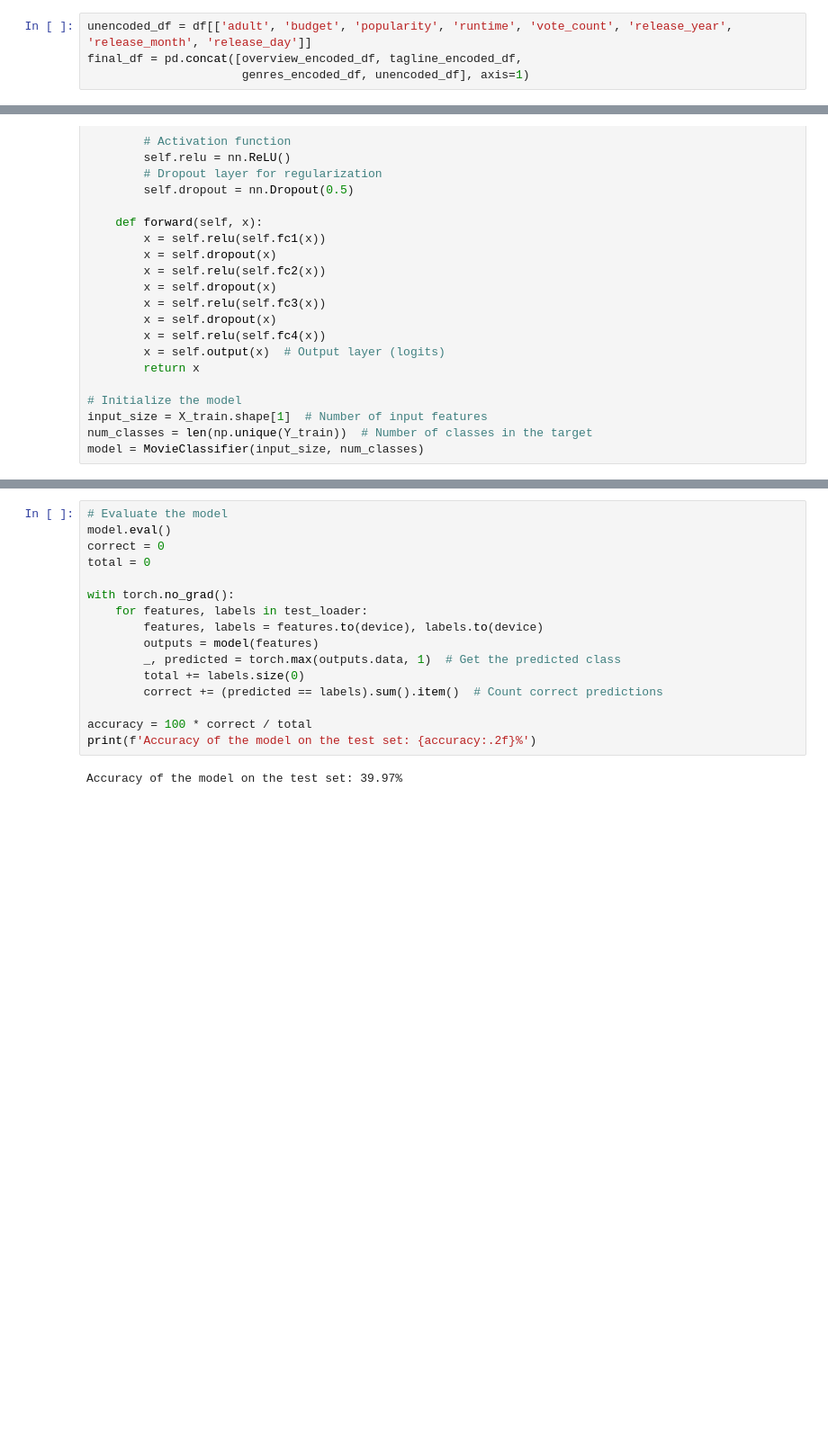
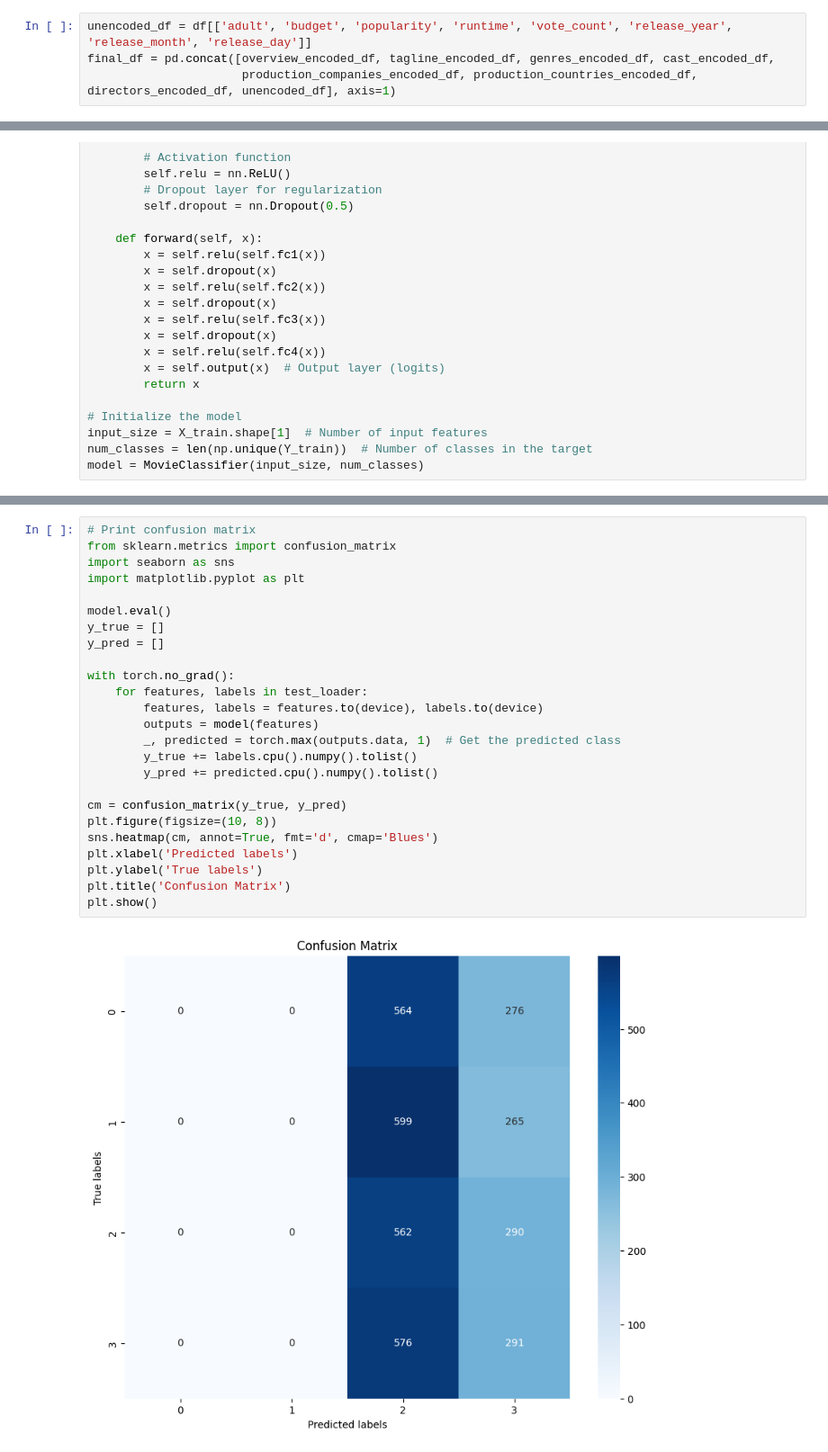
Before and after one commit to jkciesluk/explainable_ai, a Jupyter notebook: movie_classification_dl.ipynb, the cells around one changed output, grey strips where cells are left out. Shown: that part at 90% size. Cells and saved outputs as stored; diff of their text form; blank space fills up the shorter version.

```diff
--- a/movie_classification_dl.ipynb
+++ b/movie_classification_dl.ipynb
@@ -138,7 +153,7 @@ None
 # %%
 unencoded_df = df[['adult', 'budget', 'popularity', 'runtime', 'vote_count', 'release_year', 'release_month', 'release_day']]
-final_df = pd.concat([overview_encoded_df, tagline_encoded_df,
-                      genres_encoded_df, unencoded_df], axis=1)
+final_df = pd.concat([overview_encoded_df, tagline_encoded_df, genres_encoded_df, cast_encoded_df,
+                      production_companies_encoded_df, production_countries_encoded_df, directors_encoded_df, unencoded_df], axis=1)
 # %% [markdown]
 # NN
 # %%
@@ -291,18 +291,27 @@ Epoch [10/10], Loss: 1.3098
-# %%
-# Evaluate the model
-model.eval()
-correct = 0
-total = 0
-
-with torch.no_grad():
-    for features, labels in test_loader:
-        features, labels = features.to(device), labels.to(device)
-        outputs = model(features)
-        _, predicted = torch.max(outputs.data, 1)  # Get the predicted class
-        total += labels.size(0)
-        correct += (predicted == labels).sum().item()  # Count correct predictions
-
-accuracy = 100 * correct / total
-print(f'Accuracy of the model on the test set: {accuracy:.2f}%')
-# %% [output]
-Accuracy of the model on the test set: 39.97%
+# %%
+# Print confusion matrix
+from sklearn.metrics import confusion_matrix
+import seaborn as sns
+import matplotlib.pyplot as plt
+
+model.eval()
+y_true = []
+y_pred = []
+
+with torch.no_grad():
+    for features, labels in test_loader:
+        features, labels = features.to(device), labels.to(device)
+        outputs = model(features)
+        _, predicted = torch.max(outputs.data, 1)  # Get the predicted class
+        y_true += labels.cpu().numpy().tolist()
+        y_pred += predicted.cpu().numpy().tolist()
+
+cm = confusion_matrix(y_true, y_pred)
+plt.figure(figsize=(10, 8))
+sns.heatmap(cm, annot=True, fmt='d', cmap='Blues')
+plt.xlabel('Predicted labels')
+plt.ylabel('True labels')
+plt.title('Confusion Matrix')
+plt.show()
+# %% [output]
+[figure, added]
```
Also changed, not shown: parts of 15 cells of this notebook, 3 other files.
